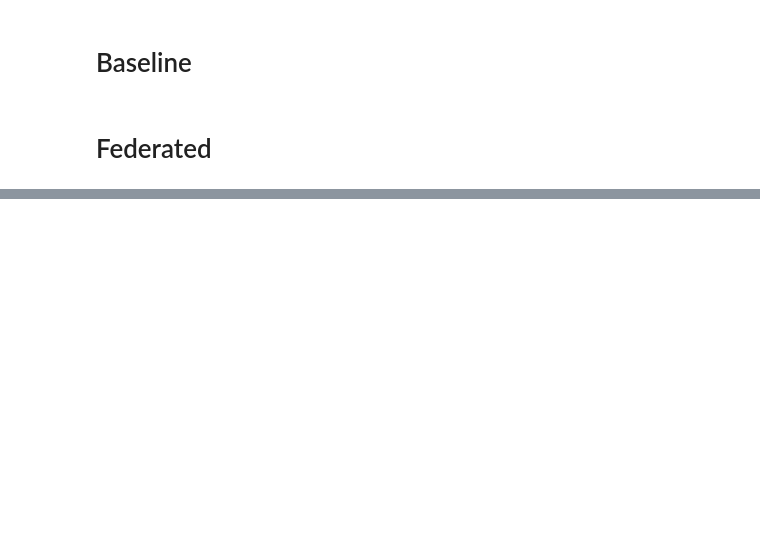
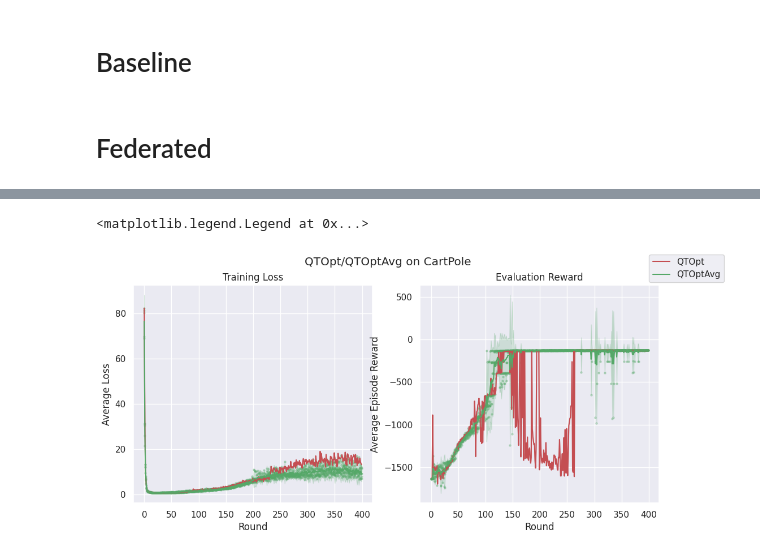
Before and after one commit to MarkHaoxiang/florl, a Jupyter notebook: experiments/QTOptAvg/run.ipynb, the cells around one changed output, grey strips where cells are left out. Drawn from its saved outputs; the diff is of its cells as text; code cells hidden in the pictures; blank space fills up the shorter version.

```diff
--- a/experiments/QTOptAvg/run.ipynb
+++ b/experiments/QTOptAvg/run.ipynb
@@ -16,10 +16,10 @@ sns.set_theme()
 
 DEVICE = torch.device('cuda' if torch.cuda.is_available() else 'cpu')
 NUM_CLIENTS = 5
-TOTAL_ROUNDS = 100
-FRAMES_PER_ROUND = 100
+TOTAL_ROUNDS = 400
+FRAMES_PER_ROUND = 25
 # EXPERIMENT_REPEATS = 30
-EXPERIMENT_REPEATS = 1
+EXPERIMENT_REPEATS = 10
 
 config = DictConfig({
     "rl": {
@@ -50,7 +50,7 @@ config = DictConfig({
             "frames": FRAMES_PER_ROUND,
         },
         "evaluate_config": {
-            "evaluation_repeats": 2
+            "evaluation_repeats": 1
         }
     }
 })
@@ -68,16 +68,16 @@ client_factory = QTOptClientFactory(config)
 # Baseline
 # %%
 baseline_results = []
-for seed in tqdm(range(EXPERIMENT_REPEATS)):
+for seed in range(EXPERIMENT_REPEATS):
     client = client_factory.create_dqn_client(seed, config["rl"])
 
     # Manually run through the training loop
     hist_fit = []
     evaluation_reward = []
-    for simulated_rounds in range(TOTAL_ROUNDS):
+    for simulated_rounds in tqdm(range(TOTAL_ROUNDS)):
         _, metrics = client.train(config["fl"]["train_config"])
         hist_fit.append(metrics)
-        evaluation_reward.append(client._evaluator.evaluate(client.policy))
+        evaluation_reward.append(client._evaluator.evaluate(client.policy, repeats=config["fl"]["evaluate_config"]["evaluation_repeats"]))
 
     baseline_results.append((hist_fit, evaluation_reward))
 # %% [markdown]
@@ -141,10 +159,12 @@ ax.fill_between(
     color="r"
 )
 ax.plot(rounds, federated_losses_mean, color="g", label="QTOptAvg")
+for i in range(NUM_CLIENTS):
+    ax.scatter(rounds, federated_losses[i], color="g", alpha=0.3, s=5)
 ax.fill_between(
     x=rounds,
-    y1=federated_losses_mean-baseline_losses_std*1.96,
-    y2=federated_losses_mean+baseline_losses_std*1.96,
+    y1=federated_losses_mean-federated_losses_std*1.96,
+    y2=federated_losses_mean+federated_losses_std*1.96,
     alpha=0.2,
     color="g"
 )
@@ -157,30 +177,35 @@ baseline_rewards = np.array([ex[1] for ex in baseline_results])
 baseline_rewards_mean = baseline_rewards.mean(axis=0)
 baseline_rewards_std = baseline_rewards.std(axis=0)
 federated_rewards = np.array([[x[1]['all'] for x in hist.metrics_distributed["reward"]] for hist in federated_results])
 federated_rewards = federated_rewards.transpose((0,2,1,3)).reshape((EXPERIMENT_REPEATS*NUM_CLIENTS, TOTAL_ROUNDS, 2))[:,:,1]
 federated_rewards_mean = federated_rewards.mean(axis=0)
 federated_rewards_std = federated_rewards.std(axis=0)
 
 ax = axs[1]
 ax.plot(rounds, baseline_rewards_mean, color="r", label="QTOpt")
 ax.fill_between(
     x=rounds,
     y1=baseline_rewards_mean-baseline_rewards_std*1.96,
     y2=baseline_rewards_mean+baseline_rewards_std*1.96,
     alpha=0.2,
     color="r"
 )
 ax.plot(rounds, federated_rewards_mean, color="g", label="QTOptAvg")
+for i in range(NUM_CLIENTS):
+    ax.scatter(rounds, federated_rewards[i], color="g", alpha=0.3, s=5)
 ax.fill_between(
     x=rounds,
     y1=federated_rewards_mean-federated_rewards_std*1.96,
     y2=federated_rewards_mean+federated_rewards_std*1.96,
     alpha=0.2,
     color="g"
 )
 ax.set_title("Evaluation Reward")
 ax.set_ylabel("Average Episode Reward")
 ax.set_xlabel("Round")
 
 handles, labels = ax.get_legend_handles_labels()
 fig.legend(handles, labels, loc='upper right')
+# %% [output]
+<matplotlib.legend.Legend at 0x...>
+[figure, added]
```
Also changed, not shown: parts of 1 cell of this notebook, 1 other file.
